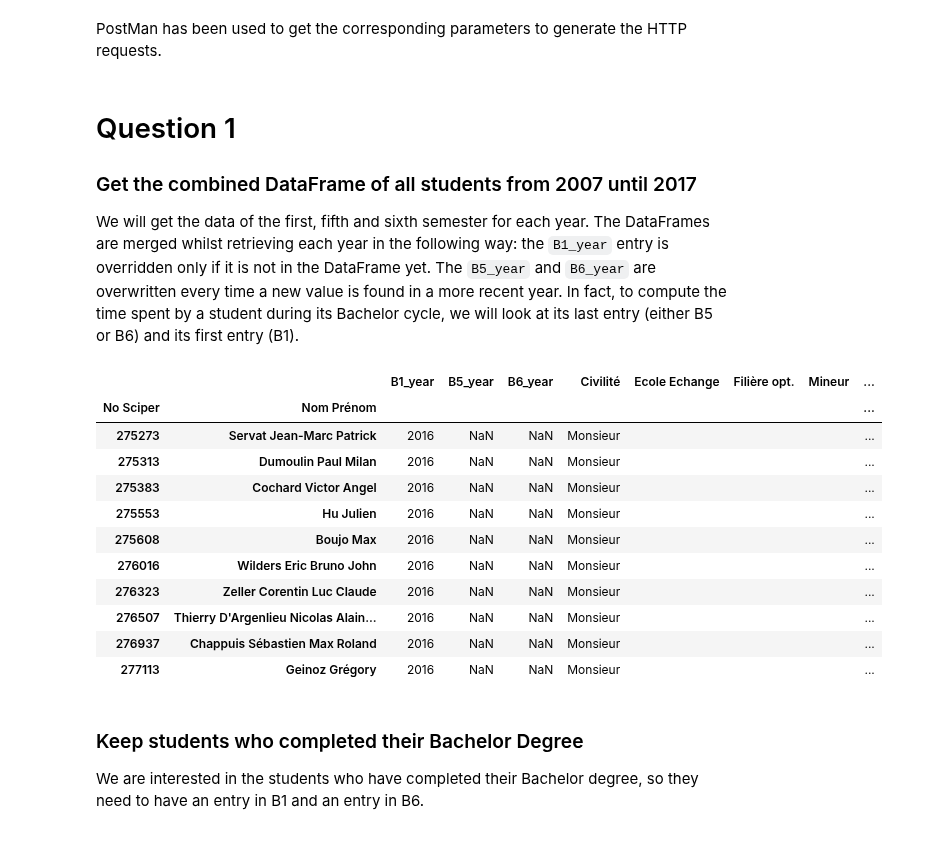
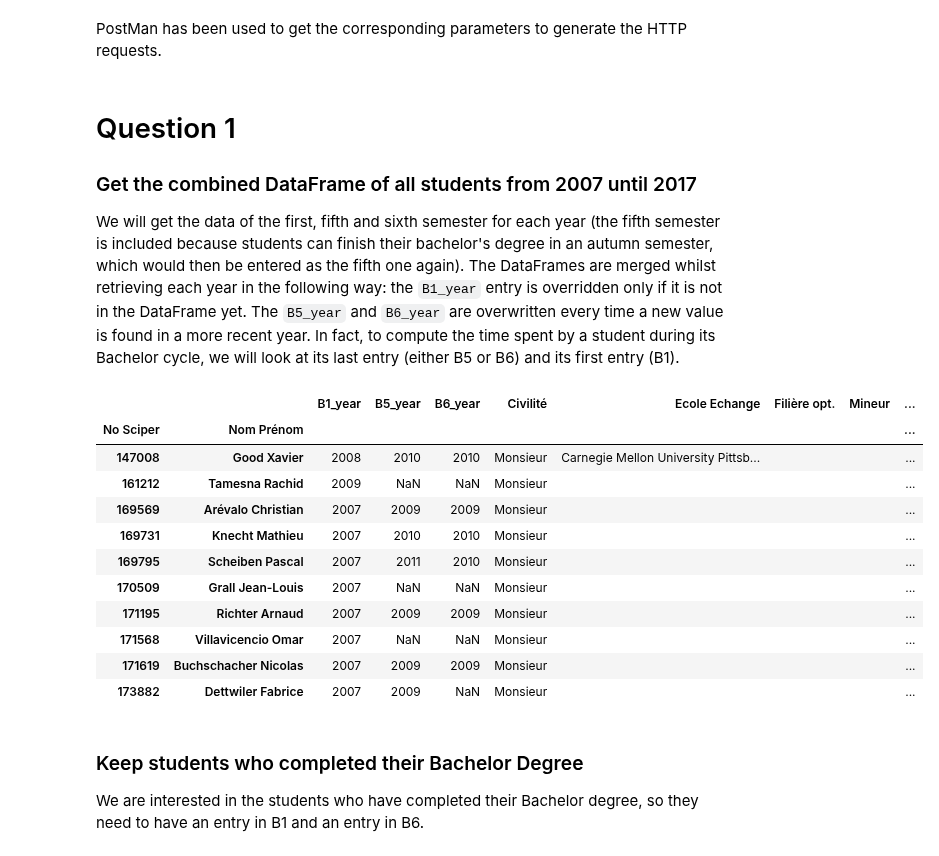
Before and after one commit to semplea/adaepfl-hw, a Jupyter notebook: 02 - Data from the Web/data_mining.ipynb, the cells around one changed output. Cells and saved outputs as stored; diff of their text form; code cells hidden in the pictures.

Commit message:
last minute changes

```diff
--- a/02 - Data from the Web/data_mining.ipynb
+++ b/02 - Data from the Web/data_mining.ipynb
@@ -91,7 +91,7 @@ def mine_data(year, semester):
 # %% [markdown]
 # Question 1
 ### Get the combined DataFrame of all students from 2007 until 2017
-We will get the data of the first, fifth and sixth semester for each year. The DataFrames are merged whilst retrieving each year in the following way: the `B1_year` entry is overridden only if it is not in the DataFrame yet. The `B5_year` and `B6_year` are overwritten every time a new value is found in a more recent year. In fact, to compute the time spent by a student during its Bachelor cycle, we will look at its last entry (either B5 or B6) and its first entry (B1).
+We will get the data of the first, fifth and sixth semester for each year (the fifth semester is included because students can finish their bachelor's degree in an autumn semester, which would then be entered as the fifth one again). The DataFrames are merged whilst retrieving each year in the following way: the `B1_year` entry is overridden only if it is not in the DataFrame yet. The `B5_year` and `B6_year` are overwritten every time a new value is found in a more recent year. In fact, to compute the time spent by a student during its Bachelor cycle, we will look at its last entry (either B5 or B6) and its first entry (B1).
 # %%
 df_bachelor =  mine_data('2007', 'B1') # Just to instantiate the first DataFrame
 df_bachelor['B5_year'] = float('NaN')
@@ -109,20 +109,19 @@ for year in range(2007, 2017):
     df_bachelor.update(df_b5)
 # %%
 df_bachelor.head(10)
-df_bachelor.tail(10)
 # %% [output]
 |  |  | B1_year | B5_year | B6_year | Civilité | Ecole Echange | Filière opt. | Mineur | ... |
 | No Sciper | Nom Prénom |  |  |  |  |  |  |  | ... |
-| 275273 | Servat Jean-Marc Patrick | 2016 | NaN | NaN | Monsieur |  |  |  | ... |
-| 275313 | Dumoulin Paul Milan | 2016 | NaN | NaN | Monsieur |  |  |  | ... |
-| 275383 | Cochard Victor Angel | 2016 | NaN | NaN | Monsieur |  |  |  | ... |
-| 275553 | Hu Julien | 2016 | NaN | NaN | Monsieur |  |  |  | ... |
-| 275608 | Boujo Max | 2016 | NaN | NaN | Monsieur |  |  |  | ... |
-| 276016 | Wilders Eric Bruno John | 2016 | NaN | NaN | Monsieur |  |  |  | ... |
-| 276323 | Zeller Corentin Luc Claude | 2016 | NaN | NaN | Monsieur |  |  |  | ... |
-| 276507 | Thierry D'Argenlieu Nicolas Alain... | 2016 | NaN | NaN | Monsieur |  |  |  | ... |
-| 276937 | Chappuis Sébastien Max Roland | 2016 | NaN | NaN | Monsieur |  |  |  | ... |
-| 277113 | Geinoz Grégory | 2016 | NaN | NaN | Monsieur |  |  |  | ... |
+| 147008 | Good Xavier | 2008 | 2010 | 2010 | Monsieur | Carnegie Mellon University Pittsb... |  |  | ... |
+| 161212 | Tamesna Rachid | 2009 | NaN | NaN | Monsieur |  |  |  | ... |
+| 169569 | Arévalo Christian | 2007 | 2009 | 2009 | Monsieur |  |  |  | ... |
+| 169731 | Knecht Mathieu | 2007 | 2010 | 2010 | Monsieur |  |  |  | ... |
+| 169795 | Scheiben Pascal | 2007 | 2011 | 2010 | Monsieur |  |  |  | ... |
+| 170509 | Grall Jean-Louis | 2007 | NaN | NaN | Monsieur |  |  |  | ... |
+| 171195 | Richter Arnaud | 2007 | 2009 | 2009 | Monsieur |  |  |  | ... |
+| 171568 | Villavicencio Omar | 2007 | NaN | NaN | Monsieur |  |  |  | ... |
+| 171619 | Buchschacher Nicolas | 2007 | 2009 | 2009 | Monsieur |  |  |  | ... |
+| 173882 | Dettwiler Fabrice | 2007 | 2009 | NaN | Monsieur |  |  |  | ... |
 # %% [markdown]
 ### Keep students who completed  their Bachelor Degree
 We are interested in the students who have completed their Bachelor degree, so they need to have an entry in B1 and an entry in B6.
```
Also changed, not shown: parts of 15 cells of this notebook.
